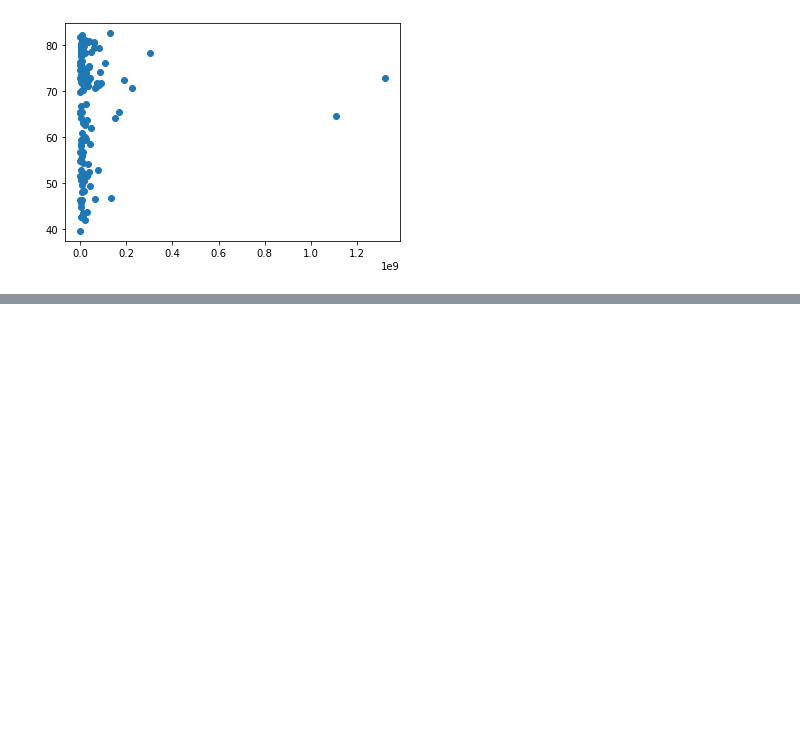
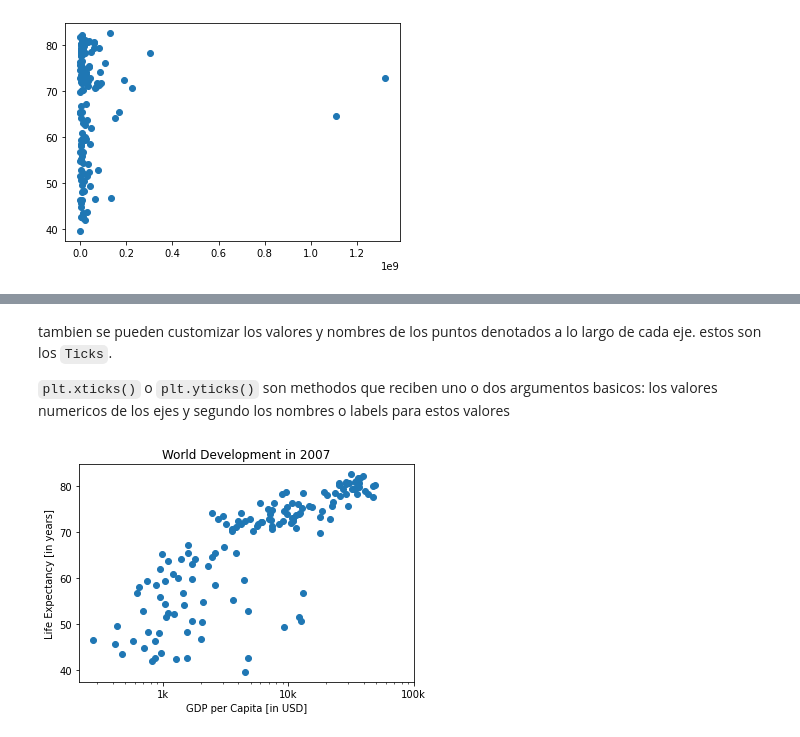
Before and after one commit to aforeroo/notebooks, a Jupyter notebook: basic-matplotlib.ipynb, the cells around one changed output, grey strips where cells are left out. Drawn from its saved outputs; the diff is of its cells as text; code cells hidden in the pictures; blank space fills up the shorter version.

Commit message:
matplotlib customizations

```diff
--- a/basic-matplotlib.ipynb
+++ b/basic-matplotlib.ipynb
@@ -98,0 +155,22 @@ plt.show()
+# %% [markdown]
+tambien se pueden customizar los valores y nombres de los puntos denotados a lo largo de cada eje. estos son los `Ticks`.
+
+`plt.xticks()` o `plt.yticks()` son methodos que reciben uno o dos argumentos basicos: los valores numericos de los ejes y segundo los nombres o labels para estos valores
+# %%
+# Scatter plot
+plt.scatter(gdp_cap, life_exp)
+
+# Previous customizations
+plt.xscale('log')
+plt.xlabel('GDP per Capita [in USD]')
+plt.ylabel('Life Expectancy [in years]')
+plt.title('World Development in 2007')
+
+# Definition of tick_val and tick_lab
+tick_val = [1000, 10000, 100000]
+tick_lab = ['1k', '10k', '100k']
+
+plt.xticks(tick_val, tick_lab)
+plt.show()
+# %% [output]
+[figure, added]
```
Also changed, not shown: parts of 8 cells of this notebook.
